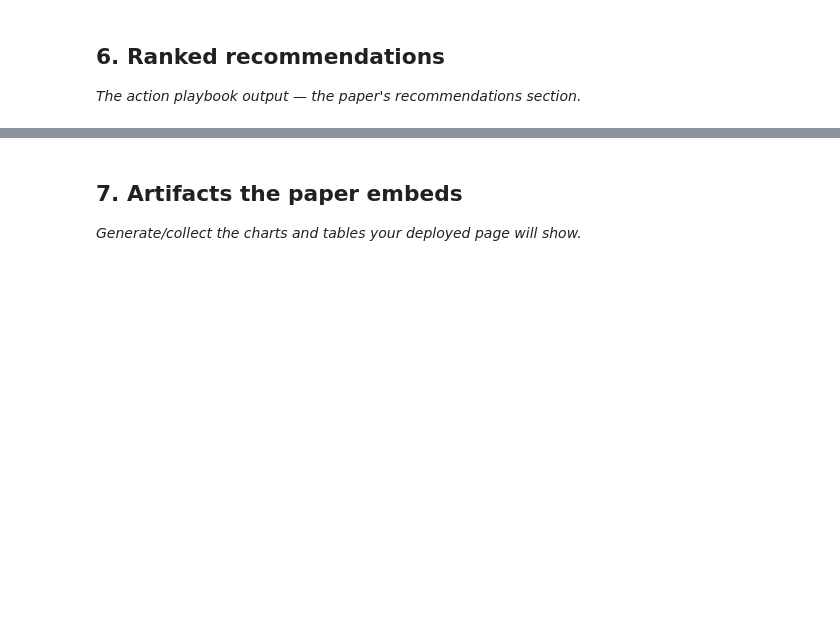
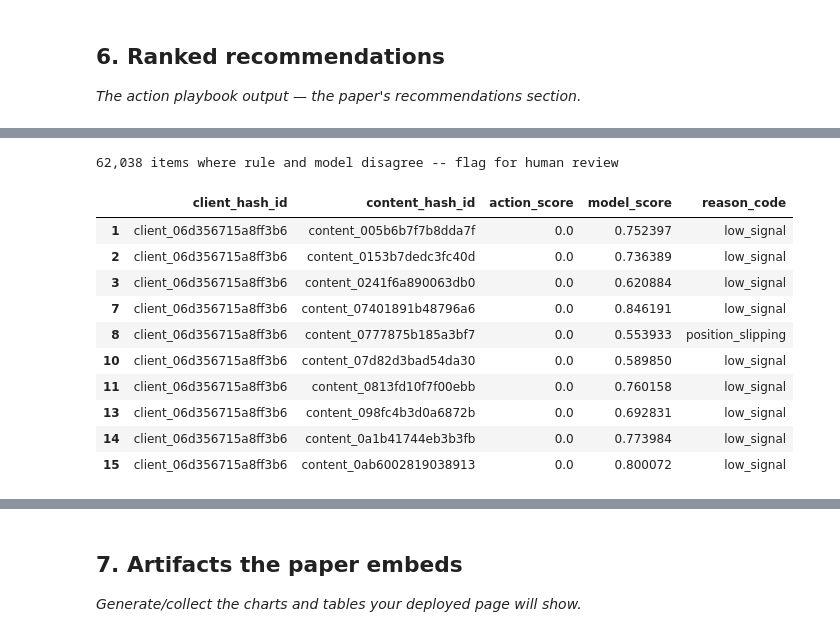
Before and after one commit to AhmedMahmoud-123/FlyRank_AI, a Jupyter notebook: work/notebooks/capstone.ipynb, the cells around one changed output, grey strips where cells are left out. Drawn from its saved outputs; the diff is of its cells as text; code cells hidden in the pictures; blank space fills up the shorter version.

```diff
--- a/work/notebooks/capstone.ipynb
+++ b/work/notebooks/capstone.ipynb
@@ -424,0 +540,23 @@ script — the same discipline caught it a second time.
+# %%
+X_all = final[final_feature_cols]
+final['model_score'] = model_final.predict_proba(X_all)[:, 1]
+
+model_flag = (final['model_score'] >= 0.5).astype(int)
+rule_flag = (final['action_score'] > 0).astype(int)
+disagreement = final[model_flag != rule_flag]
+
+print(f"{len(disagreement):,} items where rule and model disagree -- flag for human review")
+disagreement[['client_hash_id', 'content_hash_id', 'action_score', 'model_score', 'reason_code']].head(10)
+# %% [output]
+62,038 items where rule and model disagree -- flag for human review
+|  | client_hash_id | content_hash_id | action_score | model_score | reason_code |
+| 1 | client_06d356715a8ff3b6 | content_005b6b7f7b8dda7f | 0.0 | 0.752397 | low_signal |
+| 2 | client_06d356715a8ff3b6 | content_0153b7dedc3fc40d | 0.0 | 0.736389 | low_signal |
+| 3 | client_06d356715a8ff3b6 | content_0241f6a890063db0 | 0.0 | 0.620884 | low_signal |
+| 7 | client_06d356715a8ff3b6 | content_07401891b48796a6 | 0.0 | 0.846191 | low_signal |
+| 8 | client_06d356715a8ff3b6 | content_0777875b185a3bf7 | 0.0 | 0.553933 | position_slipping |
+| 10 | client_06d356715a8ff3b6 | content_07d82d3bad54da30 | 0.0 | 0.589850 | low_signal |
+| 11 | client_06d356715a8ff3b6 | content_0813fd10f7f00ebb | 0.0 | 0.760158 | low_signal |
+| 13 | client_06d356715a8ff3b6 | content_098fc4b3d0a6872b | 0.0 | 0.692831 | low_signal |
+| 14 | client_06d356715a8ff3b6 | content_0a1b41744eb3b3fb | 0.0 | 0.773984 | low_signal |
+| 15 | client_06d356715a8ff3b6 | content_0ab6002819038913 | 0.0 | 0.800072 | low_signal |
```
Also changed, not shown: parts of 26 cells of this notebook.
